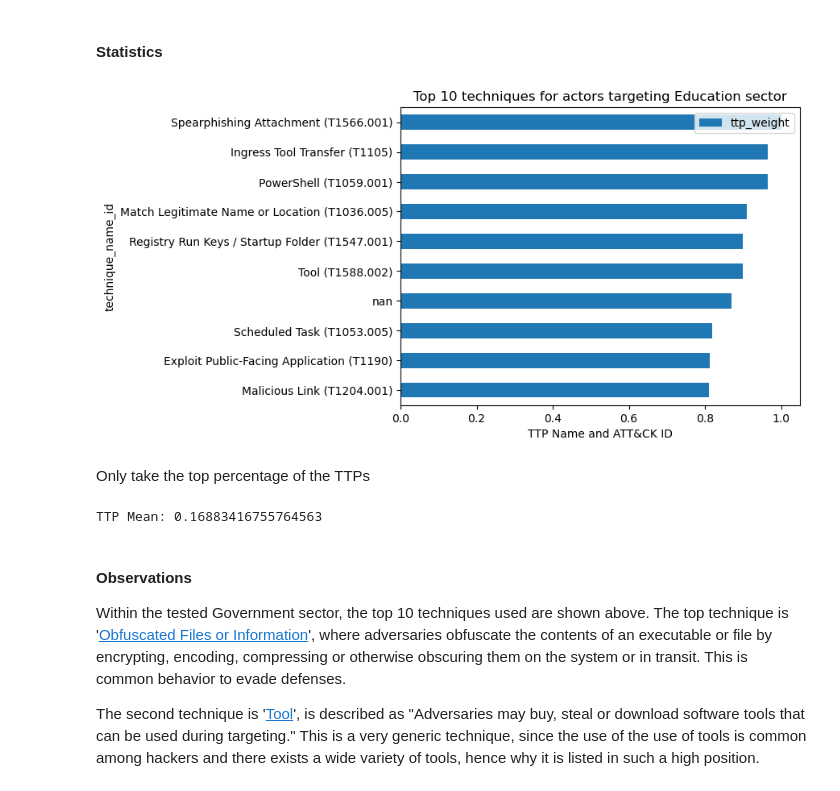
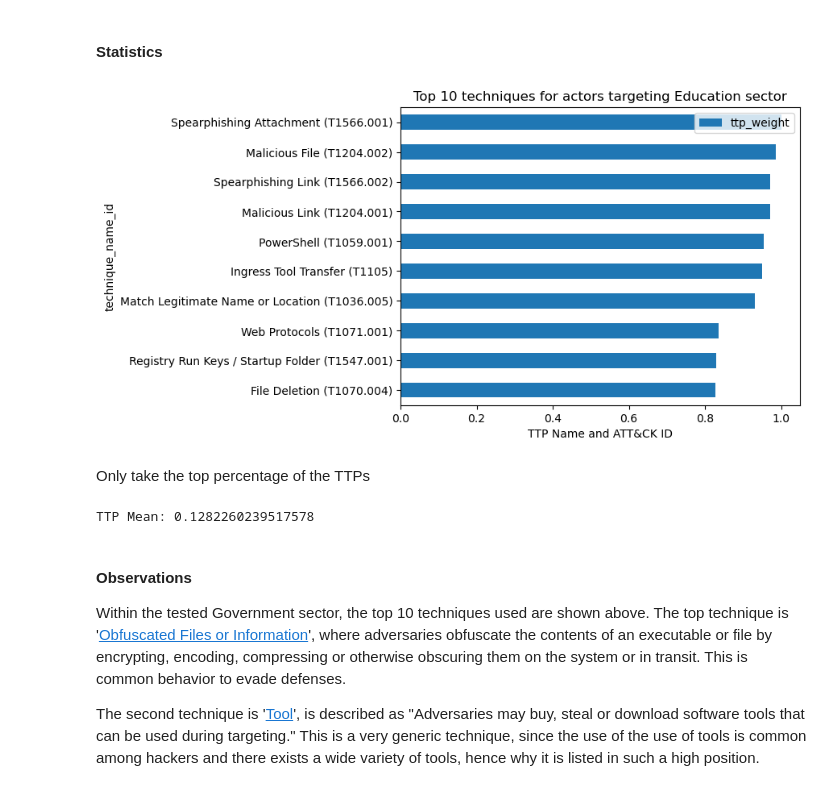
Before and after one commit to AbeWinters/Threat-Profiles-for-Control-Prioritization, a Jupyter notebook: Method 3.ipynb, the cells around one changed output. Cells and saved outputs as stored; diff of their text form; code cells hidden in the pictures.

```diff
--- a/Method 3.ipynb
+++ b/Method 3.ipynb
@@ -21 +23,15 @@ Options for control frameworks are:
+# %%
+SECTOR = 'Education'
+CONTROLS = "ISO_2022"
+YEAR = 2023
+INTERVAL = 1
+
+
+
+MOTIVATION = "Information theft and espionage"
+COUNTRY = "Netherlands"
+
+FILTER_MOTIVATION = False
+FILTER_COUNTRY = False
+TTP_THRESHOLD = 0
 # %% [markdown]
@@ -24,21 +39,6 @@ Options for control frameworks are:
 # %%
 import pandas as pd
 import matplotlib.pyplot as plt
-
-SECTOR = 'Education'
-MOTIVATION = "Information theft and espionage"
-COUNTRY = "Netherlands"
-
-FILTER_MOTIVATION = False
-FILTER_COUNTRY = False
-
-CONTROLS = "NIST_SP_800_53"
-
-YEAR = 2021
-INTERVAL = 0
-TTP_THRESHOLD = 0
-
-import pandas as pd
 
 merge_df = pd.read_json('data/ETDA_ATTCK_merge.json',encoding='utf-8')
 # df = pd.DataFrame(merge_list)
@@ -362,10 +362,10 @@ ttps_enriched
 # %%
 ttps_enriched.nlargest(10,columns='ttp_weight').sort_values('ttp_weight').plot.barh(y='ttp_weight',x='technique_name_id',xlabel="TTP Name and ATT&CK ID" ,title="Top 10 techniques for actors targeting {} sector".format(SECTOR))
 
 # ttps_enriched.plot.hist(column="number_of_actors",bins=10, title="Distribution of TTP weights for actors targeting {} sector".format(SECTOR))
-ttps_enriched = ttps_enriched.drop(['number_of_actors'],axis=1)
+ttps_enriched = ttps_enriched.drop(['number_of_actors','technique_name_id'],axis=1)
 # %% [output]
-[figure, old version]
+[figure, new version]
 # %% [markdown]
 Only take the top percentage of the TTPs
 # %%
@@ -387,7 +387,7 @@ def take_threshold(threshold, df):
 # ttps_enriched = take_threshold(TTP_THRESHOLD,ttps_enriched)
 ttps_enriched.sort_values(by="ttp_weight",inplace=True,ascending=False)
 # %% [output]
-TTP Mean: 0.16883416755764563
+TTP Mean: 0.1282260239517578
 # %% [markdown]
 #### Observations
 Within the tested Government sector, the top 10 techniques used are shown above.
```
Also changed, not shown: parts of 18 cells of this notebook, 1 other file.
